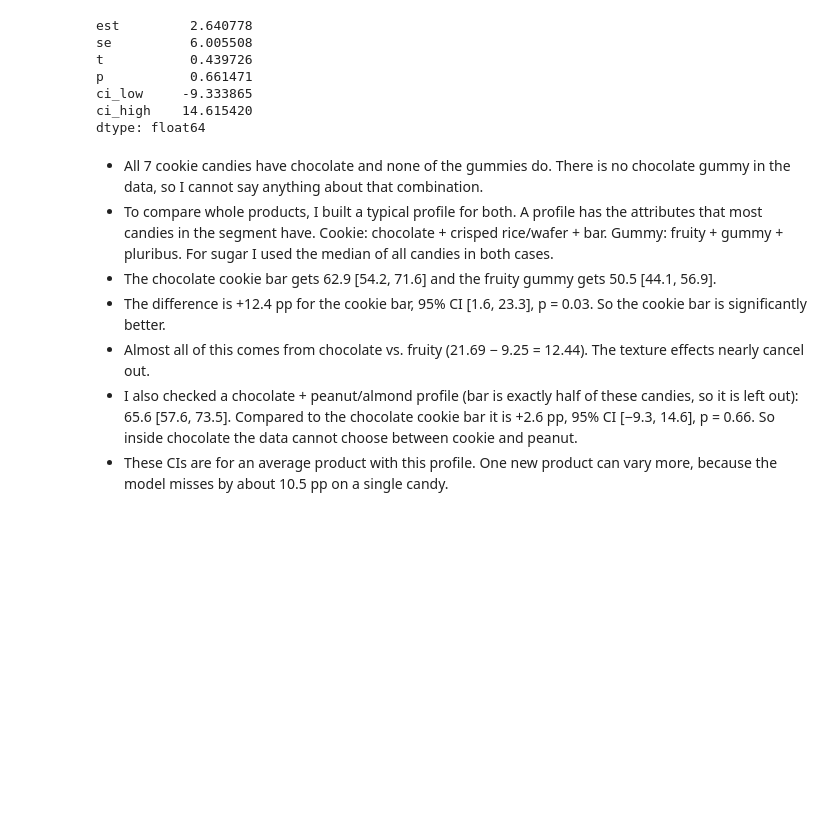
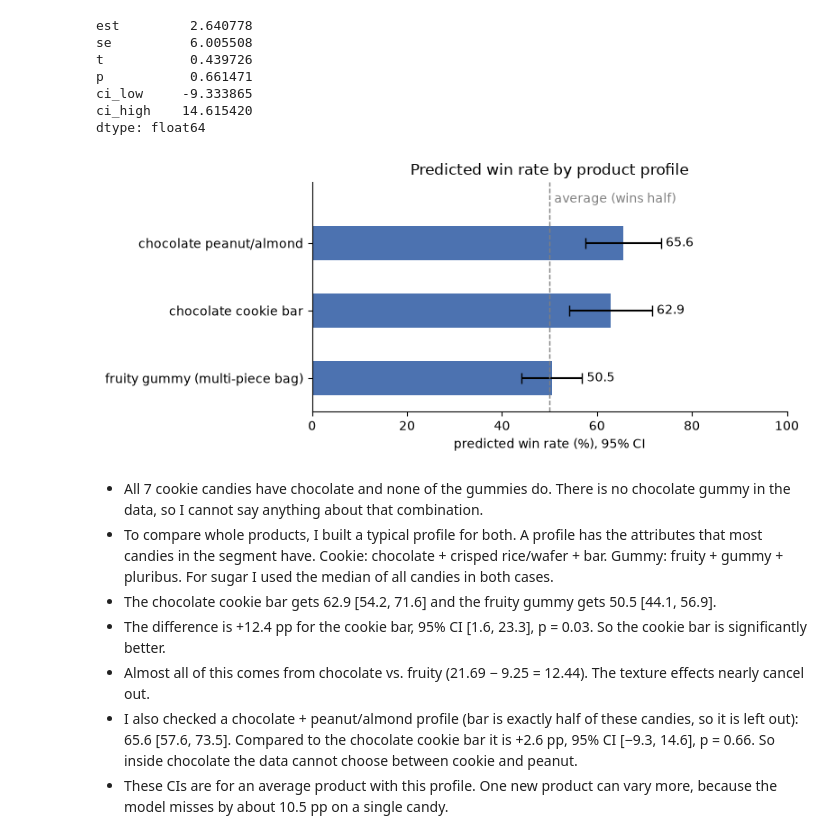
Before and after one commit to edeszarka/candy-power-ranking, a Jupyter notebook: notebooks/02_model.ipynb, the cells around one changed output. Saved outputs shown, nothing was run; the diff lists cells and outputs as text; code cells hidden in the pictures; blank space fills up the shorter version.

```diff
--- a/notebooks/02_model.ipynb
+++ b/notebooks/02_model.ipynb
@@ -244,6 +252,34 @@ p           0.661471
 ci_low     -9.333865
 ci_high    14.615420
 dtype: float64
+# %%
+# predicted winpercent of the three profiles with 95% CI
+all_profiles = {**profiles, "chocolate peanut/almond": peanut}
+plot_df = pd.DataFrame({name: predict(res, p) for name, p in all_profiles.items()}).T.sort_values("est")
+# plain-language labels for the slides
+plot_df = plot_df.rename(index={"fruity gummy (pluribus)": "fruity gummy (multi-piece bag)"})
+
+fig, ax = plt.subplots(figsize=(8, 3.5))
+ypos = range(len(plot_df))
+err = [plot_df["est"] - plot_df["ci_low"], plot_df["ci_high"] - plot_df["est"]]
+ax.barh(ypos, plot_df["est"], height=0.5, color="#4C72B0",
+        xerr=err, capsize=4, error_kw={"elinewidth": 1.5, "ecolor": "black"})
+for y, (est, hi) in enumerate(zip(plot_df["est"], plot_df["ci_high"])):
+    ax.text(hi + 1, y, f"{est:.1f}", va="center")
+ax.axvline(50, color="gray", ls="--", lw=1)
+ax.text(51, len(plot_df) - 0.35, "average (wins half)", color="gray", ha="left", va="center")
+ax.set_ylim(-0.5, len(plot_df) - 0.1)
+ax.set_yticks(list(ypos))
+ax.set_yticklabels(plot_df.index)
+ax.set_xlim(0, 100)
+ax.set_xlabel("predicted win rate (%), 95% CI")
+ax.set_title("Predicted win rate by product profile")
+ax.spines[["top", "right"]].set_visible(False)
+fig.tight_layout()
+fig.savefig(FIG_DIR / "08_profiles.png", dpi=150)
+plt.show()
+# %% [output]
+[figure, added]
 # %% [markdown]
 - All 7 cookie candies have chocolate and none of the gummies do. There is no chocolate gummy in the data, so I cannot say anything about that combination.
 - To compare whole products, I built a typical profile for both. A profile has the attributes that most candies in the segment have. Cookie: chocolate + crisped rice/wafer + bar. Gummy: fruity + gummy + pluribus. For sugar I used the median of all candies in both cases.
```
Also changed, not shown: parts of 1 cell of this notebook, 2 other files.
